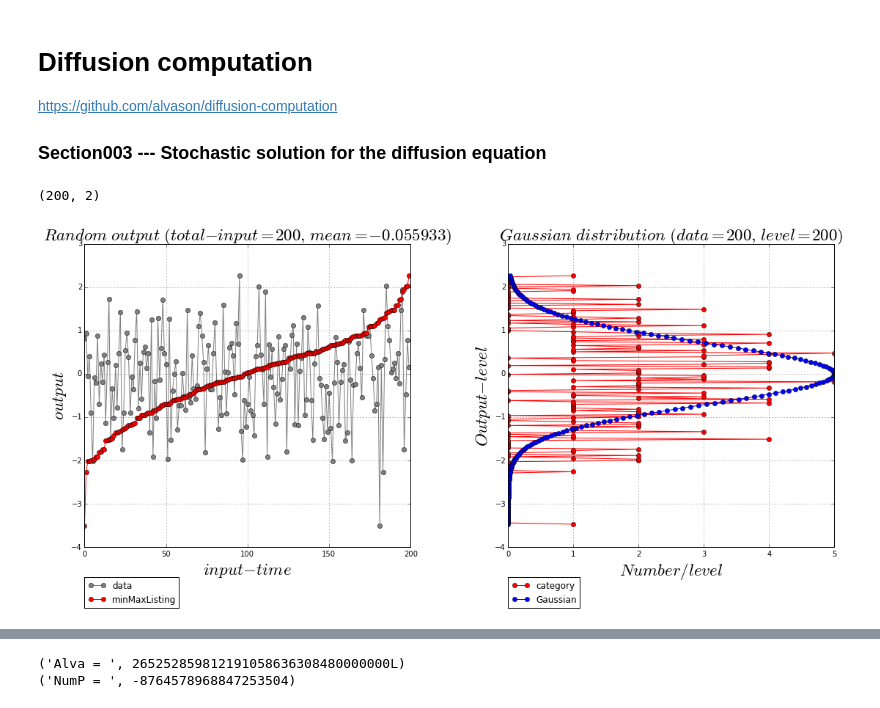
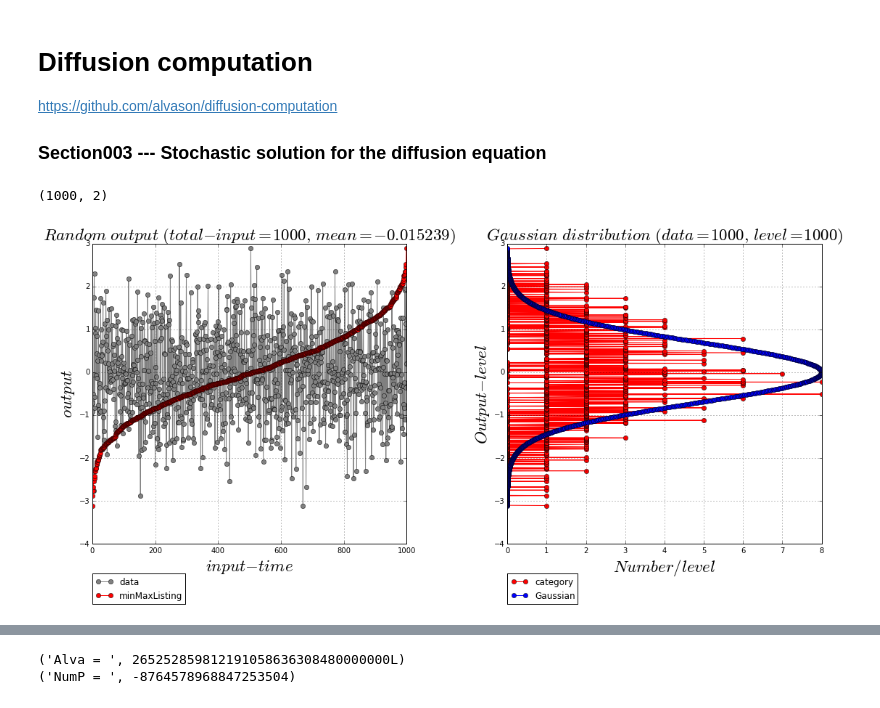
Before and after one commit to alvason/Diffusion-computation, a Jupyter notebook: stochasticD/random_distribution.ipynb, the cells around one changed output, grey strips where cells are left out. Drawn from its saved outputs; the diff is of its cells as text; code cells hidden in the pictures.

```diff
--- a/stochasticD/random_distribution.ipynb
+++ b/stochasticD/random_distribution.ipynb
@@ -50,7 +50,7 @@ def AlvaLevel(data, totalLevel, normalization = True):
 # %%
 '''Gaussian randomness --- Gaussian distribution --- Standard normal distribution'''
 
-totalPoint_Input = int(200)
+totalPoint_Input = int(1000)
 gInput = np.arange(totalPoint_Input)
 randomSeed = np.random.standard_normal(totalPoint_Input)
 
@@ -73,32 +73,32 @@ plot1.plot(gInput, alva.AlvaMinMax(randomSeed), color = 'red', marker = 'o', lab
 if totalPoint_Input < 100:
     plot1.set_xticks(gInput, minor = True)
     plot1.set_yticks(randomSeed, minor = True)
     plot1.grid(True, which = 'minor')
 else:
     plot1.grid(True, which = 'major')
 plt.title(r'$ Random \ output \ (total-input = %i,\ mean = %f) $'%(totalPoint_Input, meanG)
           , fontsize = AlvaFontSize)
 plt.xlabel(r'$ input-time $', fontsize = AlvaFontSize)
 plt.ylabel(r'$ output $', fontsize = AlvaFontSize)
 plt.legend(loc = (0, -0.2))
 
 plot2 = figure.add_subplot(1, 2, 2)
 plot2.plot(numberLevel, gLevel, color = 'red', marker = 'o', label = 'category')
 plot2.plot(np.exp(-gLevel**2)*alva.AlvaMinMax(numberLevel)[-1], gLevel, color = 'blue', marker = 'o', label = 'Gaussian')
 if totalPoint_Input < 100:
     plot2.set_xticks(numberLevel, minor = True)
     plot2.set_yticks(gLevel, minor = True)
     plot2.grid(True, which = 'minor')
 else:
     plot2.grid(True, which = 'major')
 plt.title(r'$ Gaussian \ distribution\ (data = %i,\ level = %i) $'%(totalPoint_Input, totalLevel)
           , fontsize = AlvaFontSize)
 plt.xlabel(r'$ Number/level $', fontsize = AlvaFontSize)
 plt.ylabel(r'$ Output-level $', fontsize = AlvaFontSize)
 plt.legend(loc = (0, -0.2))
 
 figure.tight_layout()
 plt.show()
 # %% [output]
-(200, 2)
+(1000, 2)
-[figure, old version]
+[figure, new version]
```
Also changed, not shown: parts of 4 cells of this notebook, 1 other file.
